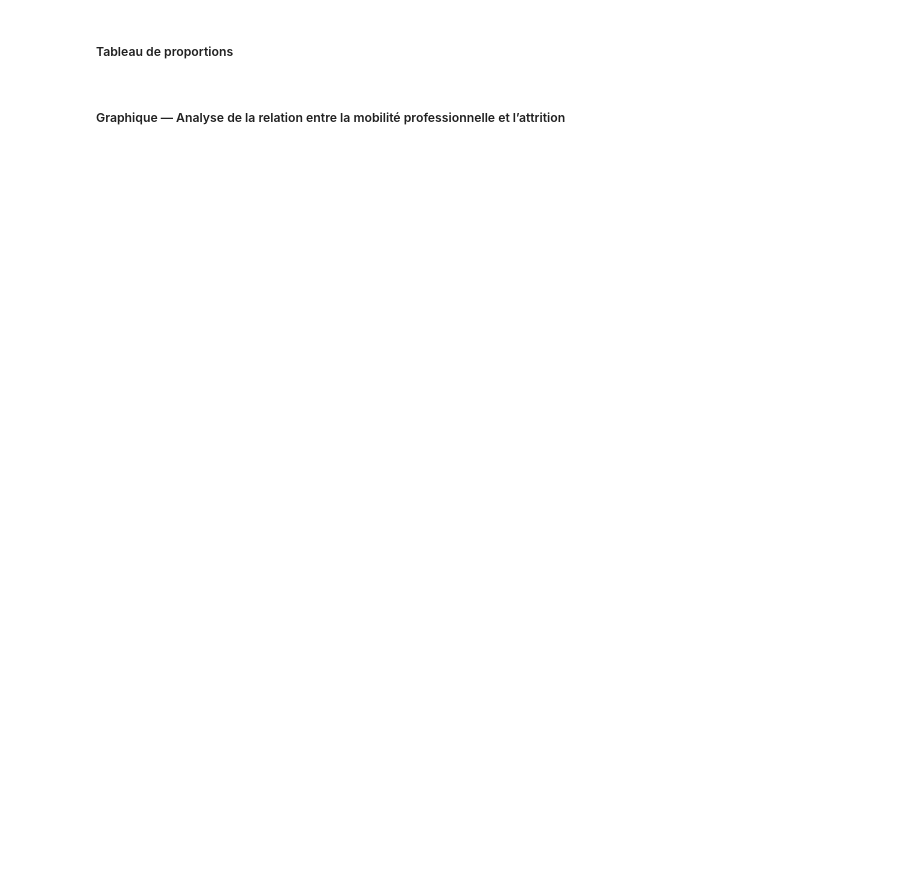
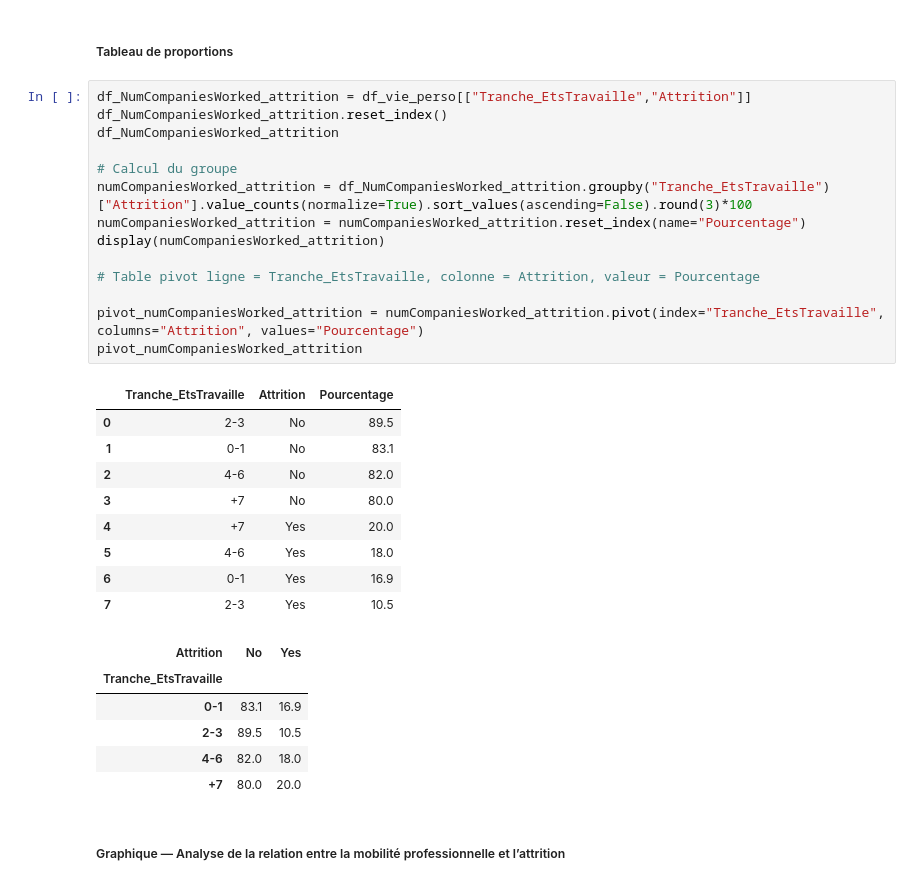
Before and after one commit to Kemuri15/employee-attrition-analysis, a Jupyter notebook: notebooks/03_axes_vie_perso.ipynb, the cells around one changed output. Drawn from its saved outputs; the diff is of its cells as text; blank space fills up the shorter version.

```diff
--- a/notebooks/03_axes_vie_perso.ipynb
+++ b/notebooks/03_axes_vie_perso.ipynb
@@ -848,4 +984,34 @@ L’écart reste toutefois modéré, suggérant une différence limitée entre l
 # %% [markdown]
 ##### Tableau de proportions
+# %%
+df_NumCompaniesWorked_attrition = df_vie_perso[["Tranche_EtsTravaille","Attrition"]]
+df_NumCompaniesWorked_attrition.reset_index()
+df_NumCompaniesWorked_attrition
+
+# Calcul du groupe
+numCompaniesWorked_attrition = df_NumCompaniesWorked_attrition.groupby("Tranche_EtsTravaille")["Attrition"].value_counts(normalize=True).sort_values(ascending=False).round(3)*100
+numCompaniesWorked_attrition = numCompaniesWorked_attrition.reset_index(name="Pourcentage")
+display(numCompaniesWorked_attrition)
+
+# Table pivot ligne = Tranche_EtsTravaille, colonne = Attrition, valeur = Pourcentage
+
+pivot_numCompaniesWorked_attrition = numCompaniesWorked_attrition.pivot(index="Tranche_EtsTravaille", columns="Attrition", values="Pourcentage")
+pivot_numCompaniesWorked_attrition
+# %% [output]
+|  | Tranche_EtsTravaille | Attrition | Pourcentage |
+| 0 | 2-3 | No | 89.5 |
+| 1 | 0-1 | No | 83.1 |
+| 2 | 4-6 | No | 82.0 |
+| 3 | +7 | No | 80.0 |
+| 4 | +7 | Yes | 20.0 |
+| 5 | 4-6 | Yes | 18.0 |
+| 6 | 0-1 | Yes | 16.9 |
+| 7 | 2-3 | Yes | 10.5 |
+| Attrition | No | Yes |
+| Tranche_EtsTravaille |  |  |
+| 0-1 | 83.1 | 16.9 |
+| 2-3 | 89.5 | 10.5 |
+| 4-6 | 82.0 | 18.0 |
+| +7 | 80.0 | 20.0 |
 # %% [markdown]
 ##### Graphique — Analyse de la relation entre la mobilité professionnelle et l’attrition
```
Also changed, not shown: parts of 15 cells of this notebook.
